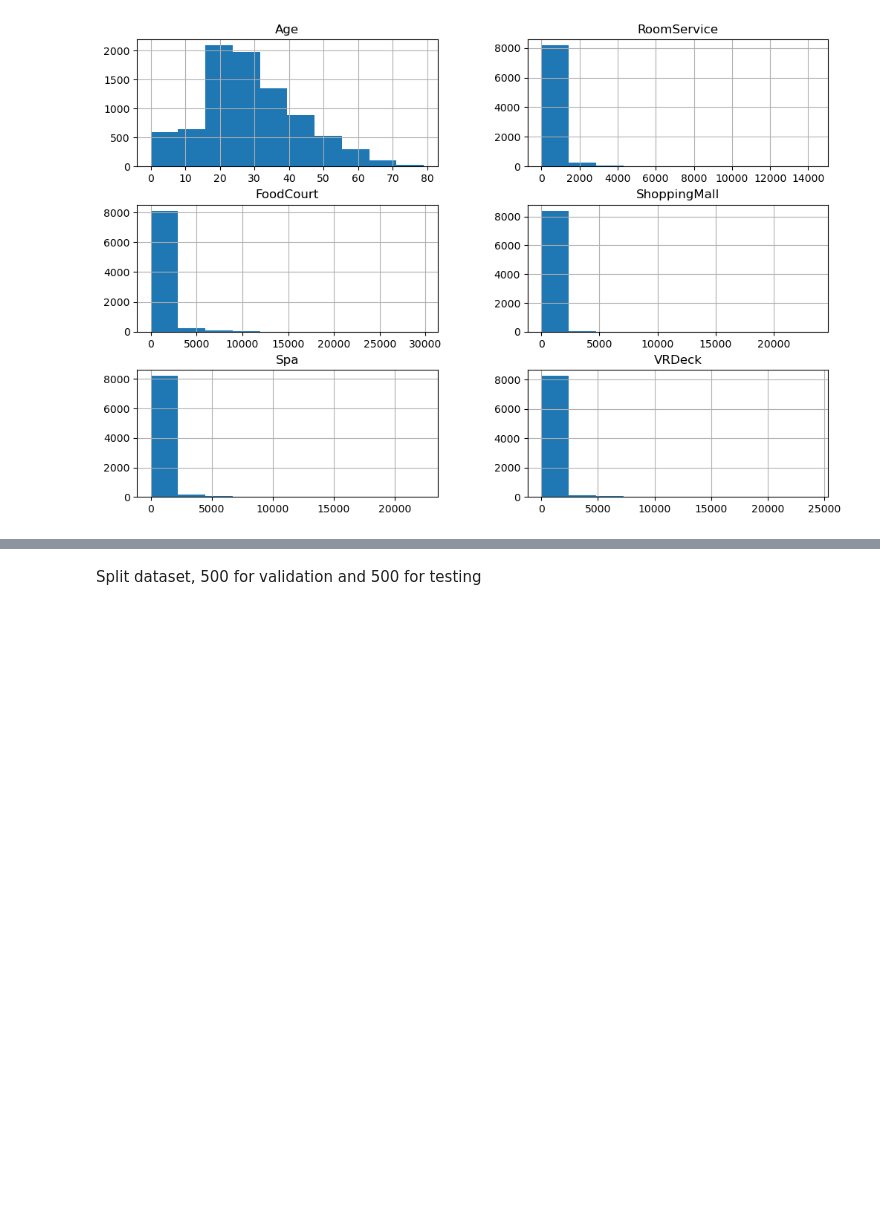
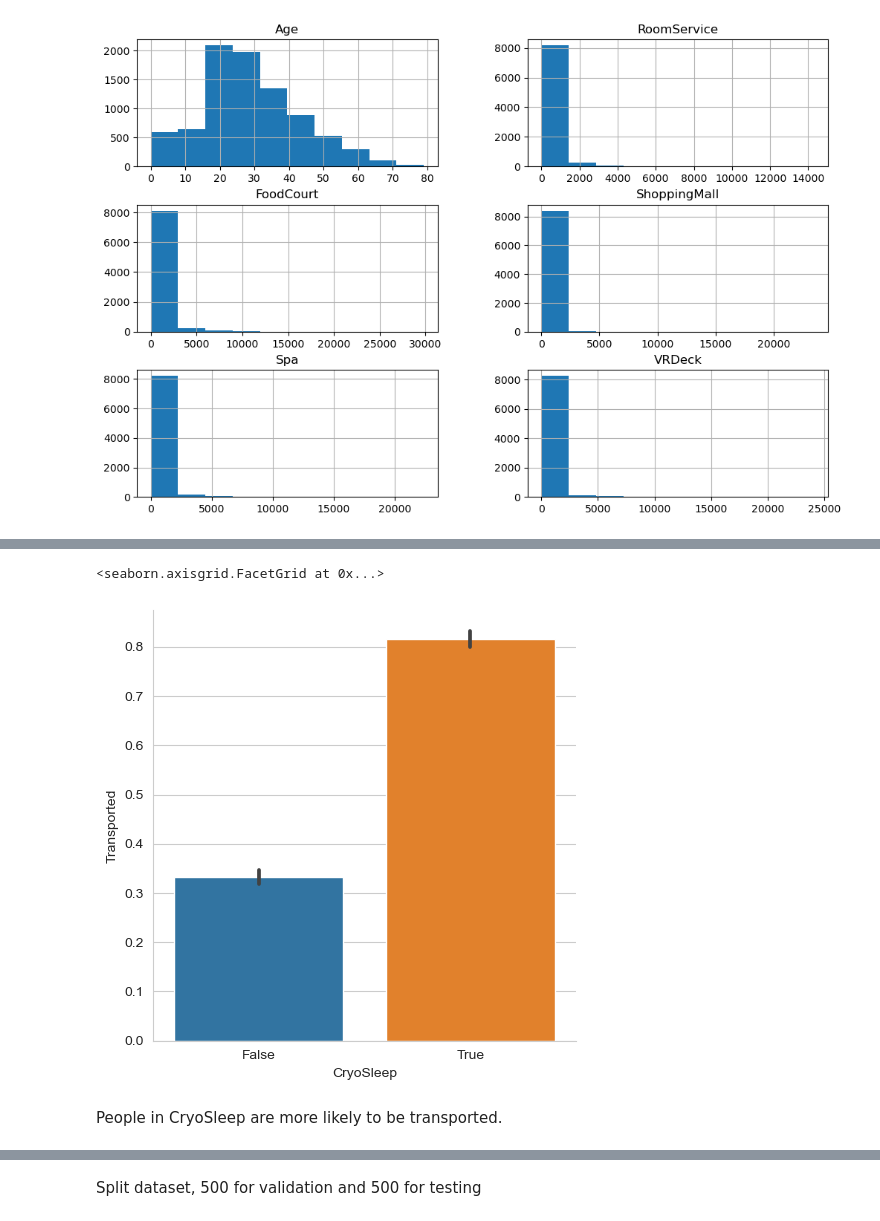
Before and after one commit to stevelukis/ml-notebooks, a Jupyter notebook: spaceship-titanic/spaceship-titanic.ipynb, the cells around one changed output, grey strips where cells are left out. Cells and saved outputs as stored; diff of their text form; code cells hidden in the pictures; blank space fills up the shorter version.

```diff
--- a/spaceship-titanic/spaceship-titanic.ipynb
+++ b/spaceship-titanic/spaceship-titanic.ipynb
@@ -125,0 +128,7 @@ df = preprocess(raw_df)
+# %%
+sns.catplot(raw_df.dropna(), x='CryoSleep', y='Transported', kind='bar')
+# %% [output]
+<seaborn.axisgrid.FacetGrid at 0x...>
+[figure, added]
+# %% [markdown]
+People in CryoSleep are more likely to be transported.
```
Also changed, not shown: parts of 56 cells of this notebook, 1 other file.
